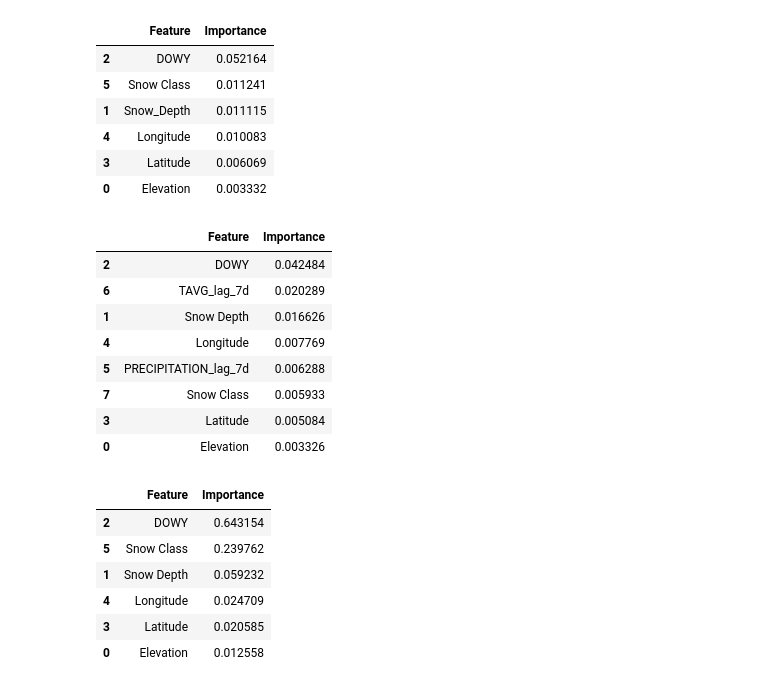
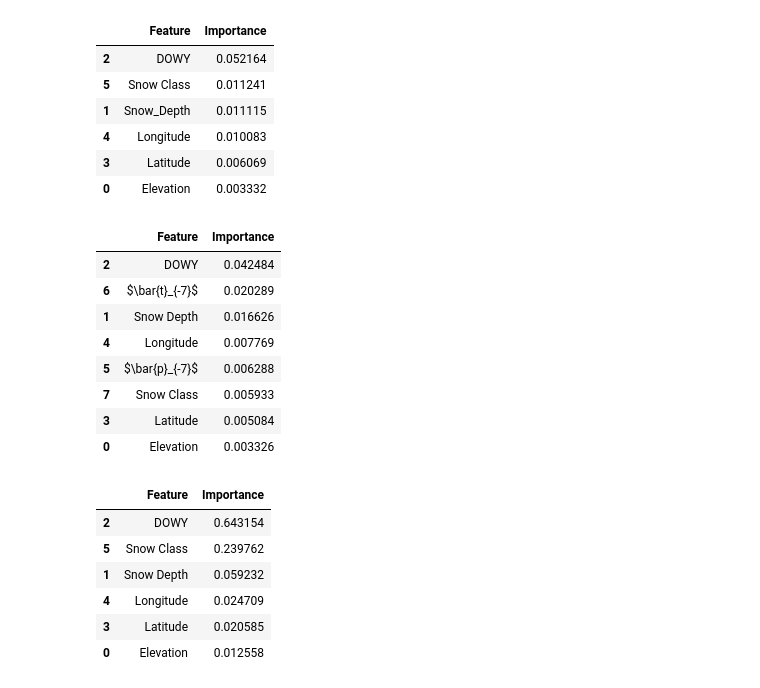
Before and after one commit to cryogars/density-models, a Jupyter notebook: notebooks/05_ml_models.ipynb, the cells around one changed output. Drawn from its saved outputs; the diff is of its cells as text; code cells hidden in the pictures.

Commit message:
updated notebook wih precip and temp symbols

```diff
--- a/notebooks/05_ml_models.ipynb
+++ b/notebooks/05_ml_models.ipynb
@@ -466,28 +466,28 @@ shap_importance_main
 # %%
 shap_importance_climate=(
     pd.DataFrame(
         data={
             "Feature": lgbm_7.feature_name(),
             "Importance": np.abs(shap_values_7.values).mean(axis=0)
         }
     )
     .sort_values(by="Importance", ascending=False)
     .replace({
         'Snow_Class': 'Snow Class',
         'Snow_Depth': 'Snow Depth',
-        'TAVG_lag_14d': r'$\bar{t}_{-14}$',
-        'PRECIPITATION_lag_14d': r'$\bar{p}_{-14}$'
+        'TAVG_lag_7d': r'$\bar{t}_{-7}$',
+        'PRECIPITATION_lag_7d': r'$\bar{p}_{-7}$'
     })
 )
 
 shap_importance_climate
 # %% [output]
 |  | Feature | Importance |
 | 2 | DOWY | 0.042484 |
-| 6 | TAVG_lag_7d | 0.020289 |
+| 6 | $\bar{t}_{-7}$ | 0.020289 |
 | 1 | Snow Depth | 0.016626 |
 | 4 | Longitude | 0.007769 |
-| 5 | PRECIPITATION_lag_7d | 0.006288 |
+| 5 | $\bar{p}_{-7}$ | 0.006288 |
 | 7 | Snow Class | 0.005933 |
 | 3 | Latitude | 0.005084 |
 | 0 | Elevation | 0.003326 |
```
Also changed, not shown: parts of 3 cells of this notebook.
